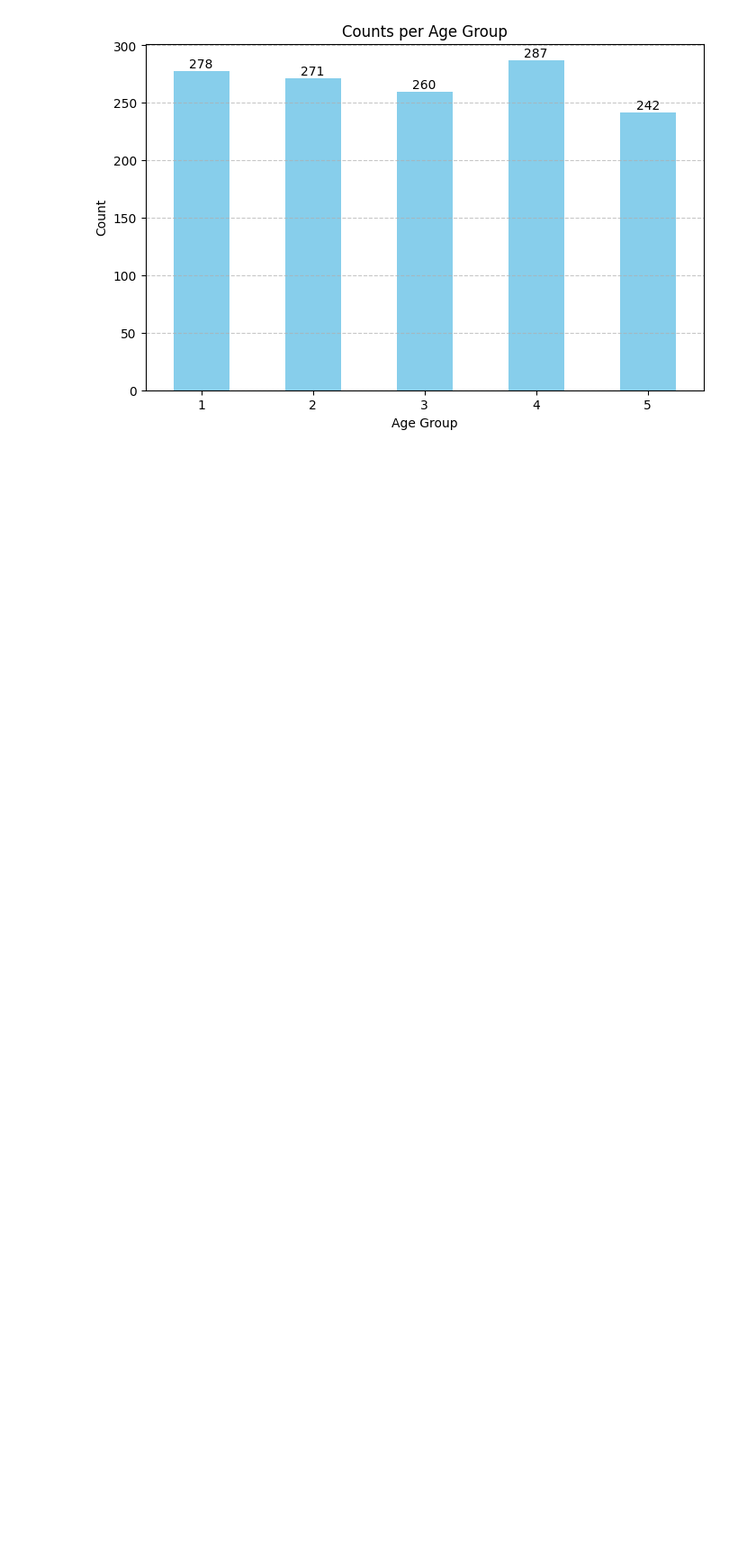
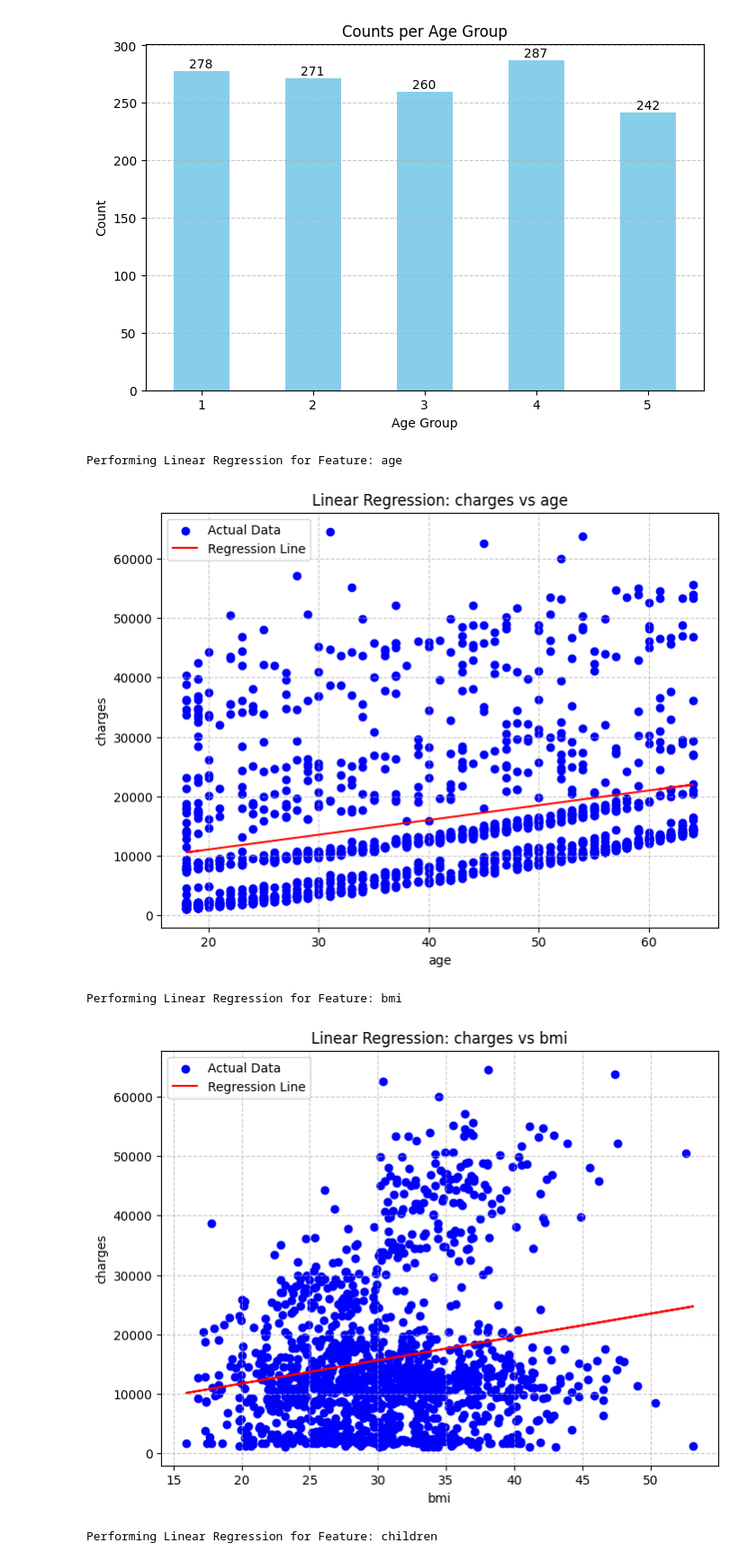
Before and after one commit to ironhack-labs/lab-supervised-ml-regression-challenge, a Jupyter notebook: your-code/main.ipynb, the cells around one changed output. Shown at 90% size. Cells and saved outputs as stored; diff of their text form; code cells hidden in the pictures; blank space fills up the shorter version.

```diff
--- a/your-code/main.ipynb
+++ b/your-code/main.ipynb
@@ -426,3 +520,56 @@ plt.grid(axis='y', linestyle="--", alpha=0.7)
 plt.show()
 # %% [output]
 [figure]
+# %%
+# Initialize a list to store the results
+results = []
+
+# Loop through all columns in the DataFrame except the target variable
+for feature in insurance_df_copy_encoded.columns:
+    # Skip the target variable
+    if feature == target_variable:
+        continue
+
+    print(f"\nPerforming Linear Regression for Feature: {feature}")
+
+    # Define the feature (X) as a single column
+    X = insurance_df_copy_encoded[[feature]]
+
+    # Split the data into training and testing sets
+    X_train, X_test, y_train, y_test = train_test_split(X, y, test_size=0.2, random_state=42)
+
+    # Initialize and train the model
+    model = LinearRegression()
+    model.fit(X_train, y_train)
+
+    # Make predictions
+    y_pred = model.predict(X_test)
+
+    # Evaluate the model
+    mse = mean_squared_error(y_test, y_pred)
+    r2 = r2_score(y_test, y_pred)
+
+    # Append the results for the current feature
+    results.append([feature, mse, r2])
+
+    # Visualize the regression line
+    plt.figure(figsize=(8, 6))
+    plt.scatter(X, y, color="blue", label="Actual Data")
+    plt.plot(X, model.predict(X), color="red", label="Regression Line")
+    plt.title(f"Linear Regression: {target_variable} vs {feature}")
+    plt.xlabel(feature)
+    plt.ylabel(target_variable)
+    plt.legend()
+    plt.grid(linestyle="--", alpha=0.7)
+    plt.show()
+
+# Create and print a table with the results
+headers = ["Feature", "Mean Squared Error (MSE)", "R-squared (R2)"]
+print("\nSummary of Results:")
+print(tabulate(results, headers=headers, tablefmt="grid"))
+# %% [output]
+Performing Linear Regression for Feature: age
+[figure, added]
+Performing Linear Regression for Feature: bmi
+[figure, added]
+Performing Linear Regression for Feature: children
```
Also changed, not shown: parts of 21 cells of this notebook.
